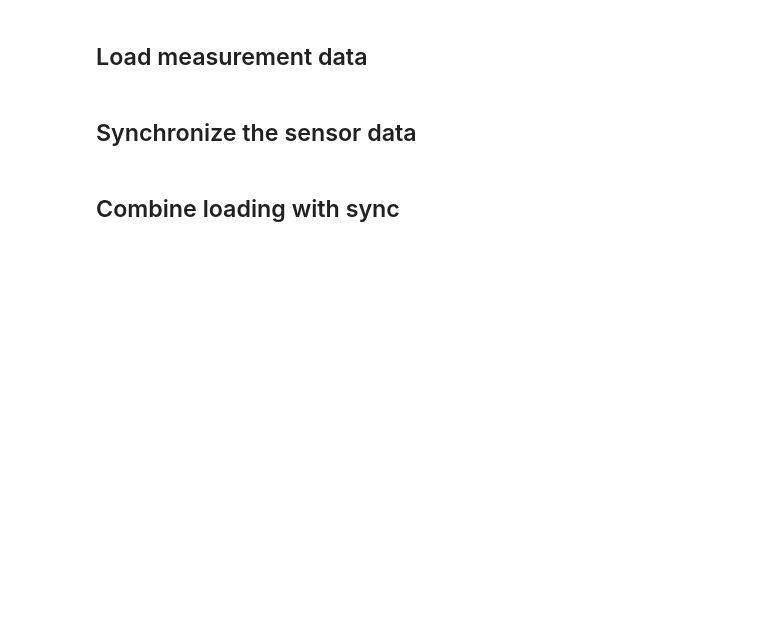
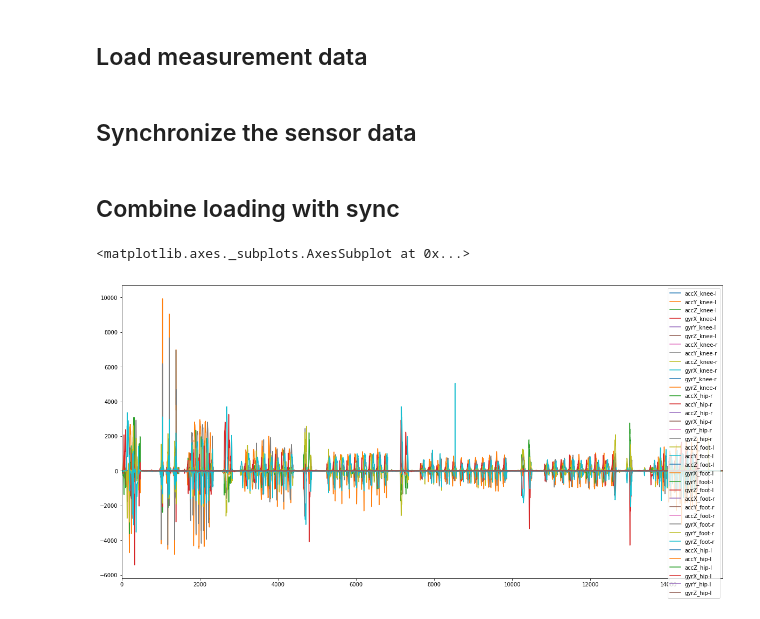
Before and after one commit to dkipping/gait-analysis, a Jupyter notebook: notebooks/second-measurement.ipynb, the cells around one changed output. Saved outputs shown, nothing was run; the diff lists cells and outputs as text; code cells hidden in the pictures; blank space fills up the shorter version.

Commit message:
add missing data started analysis with more graphs

```diff
--- a/notebooks/second-measurement.ipynb
+++ b/notebooks/second-measurement.ipynb
@@ -79,15 +79,13 @@ def alignSignals(dfX, dfY):
 
     amplitudeOffset = np.argmax(windowDFX.values) - np.argmax(windowDFY.values)
     windowOffset = windowIndiciesDFX[0] - windowIndiciesDFY[0]
-
-    offset = amplitudeOffset + windowOffset
-    dfY = dfY.shift(offset, axis='index')
-    return dfY
+    return amplitudeOffset + windowOffset
 
 def alignAccelerationYWithRightFoot(measurements, location, axis):
-    measurements[location]['acc' + axis.upper() + '_' + location] = alignSignals(
+    offset = alignSignals(
         measurements['foot-r']['accY_foot-r'],
         measurements[location]['acc' + axis.upper() + '_' + location])
+    measurements[location] = measurements[location].shift(offset, axis='index')
 # %% [markdown]
 ## Combine loading with sync
 # %%
@@ -102,3 +100,8 @@ def loadSyncedMeasurements(path):
     for measurement in measurements.values():
         merged = merged.join(measurement, how='outer')
     return merged
+# %%
+loadSyncedMeasurements(os.path.join('..', 'data', '24-06-19', 'martin 1')).plot(figsize=(20, 10))
+# %% [output]
+<matplotlib.axes._subplots.AxesSubplot at 0x...>
+[figure, added]
```
Also changed, not shown: parts of 9 cells of this notebook, 1 other file.
